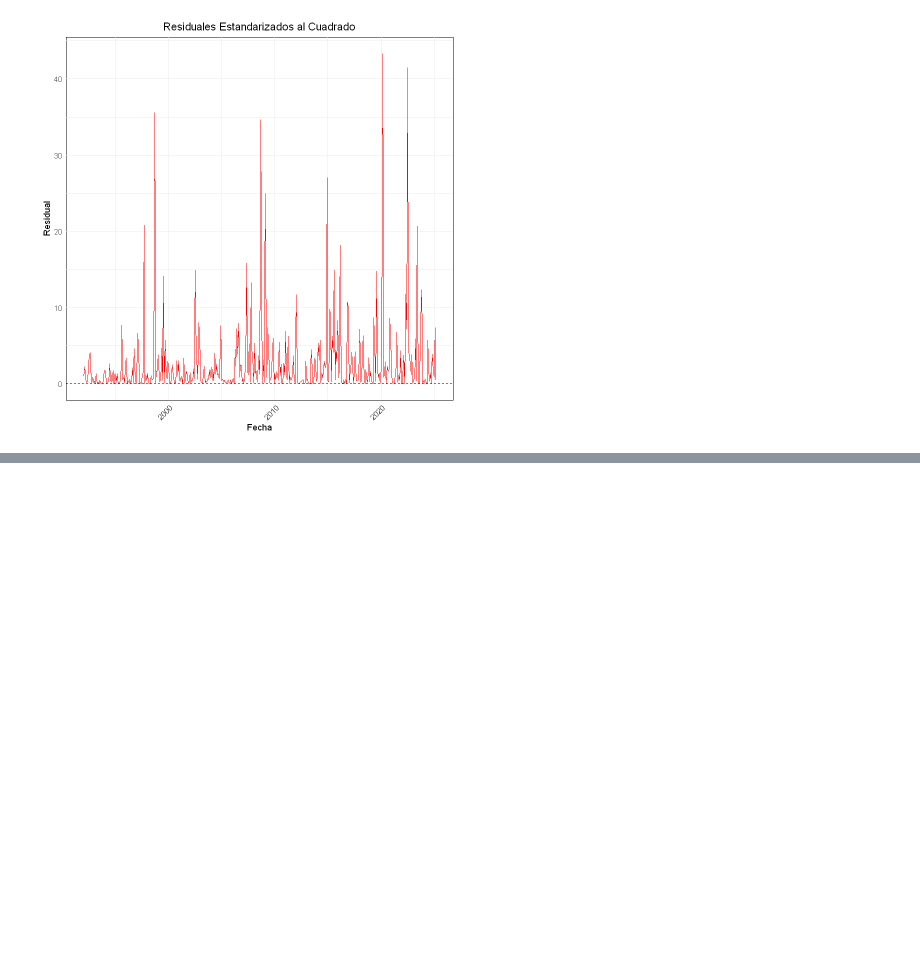
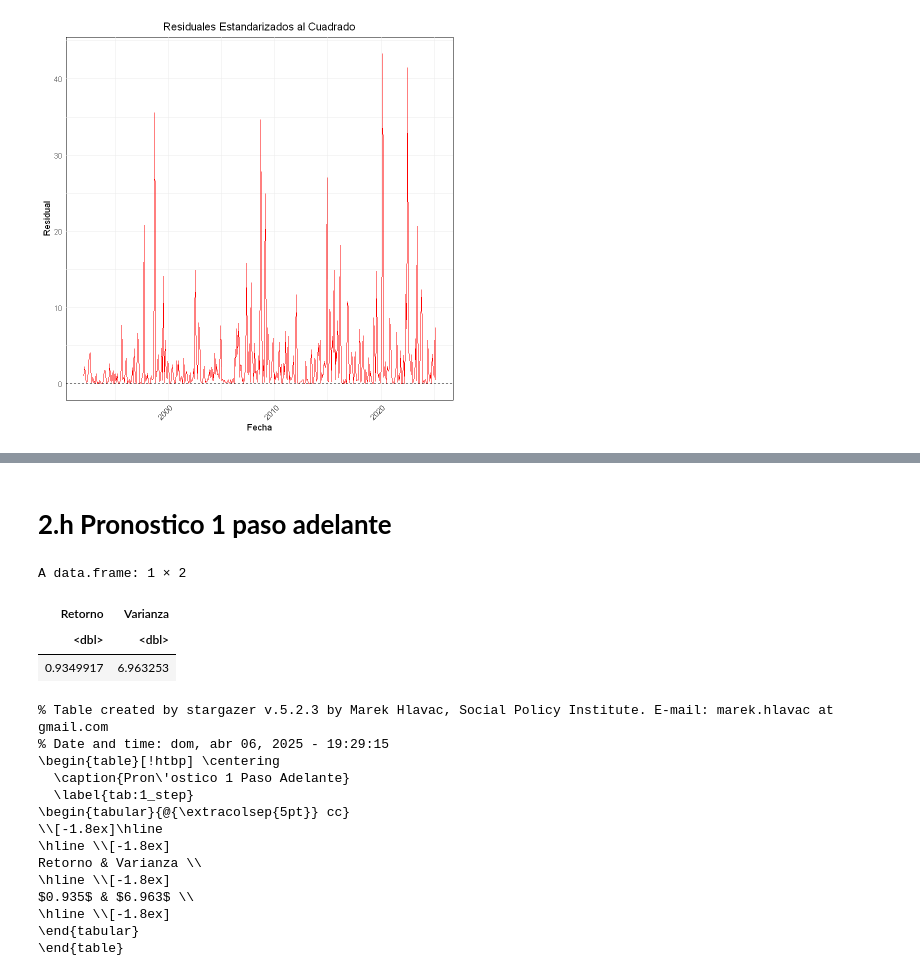
Before and after one commit to nicolozanoh/202510-Series-Taller2, a Jupyter notebook: scripts/nb_r.ipynb, the cells around one changed output, grey strips where cells are left out. Drawn from its saved outputs; the diff is of its cells as text; code cells hidden in the pictures; blank space fills up the shorter version.

```diff
--- a/scripts/nb_r.ipynb
+++ b/scripts/nb_r.ipynb
@@ -165,3 +193,54 @@ $15$ & $13.363$ & $0.574$ \\
 \hline \\[-1.8ex]
 \end{tabular}
 \end{table}
+# %% [markdown]
+# **2.h Pronostico 1 paso adelante**
+# %%
+fcast_1h  <- ugarchforecast(model, n.ahead = 1)
+
+retorno <- fitted(fcast_1h)
+
+varianza  <- sigma(fcast_1h)^2
+
+df_pronostico  <- data.frame(
+    Retorno = retorno,
+    Varianza = varianza
+  )
+colnames(df_pronostico)  <- c("Retorno", "Varianza")
+rownames(df_pronostico) <- NULL
+
+df_pronostico
+
+latex_txt  <- stargazer(
+  as.matrix(df_pronostico),
+  summary = FALSE,
+  rownames = FALSE, type = "latex",
+  label = "tab:1_step",
+  title = "Pron\\'ostico 1 Paso Adelante")
+
+latex_txt <- gsub(
+  pattern = "^\\\\begin\\{table\\}\\[!htbp\\] \\\\centering",
+  replacement = "\\\\begin{table}[H] \\\\centering",
+  x = latex_txt
+)
+
+writeLines(latex_txt, "output\\1h_forcast.tex")
+# %% [output]
+A data.frame: 1 × 2
+| Retorno | Varianza |
+| <dbl> | <dbl> |
+| 0.9349917 | 6.963253 |
+% Table created by stargazer v.5.2.3 by Marek Hlavac, Social Policy Institute. E-mail: marek.hlavac at gmail.com
+% Date and time: dom, abr 06, 2025 - 19:29:15
+\begin{table}[!htbp] \centering
+  \caption{Pron\'ostico 1 Paso Adelante}
+  \label{tab:1_step}
+\begin{tabular}{@{\extracolsep{5pt}} cc}
+\\[-1.8ex]\hline
+\hline \\[-1.8ex]
+Retorno & Varianza \\
+\hline \\[-1.8ex]
+$0.935$ & $6.963$ \\
+\hline \\[-1.8ex]
+\end{tabular}
+\end{table}
```
Also changed, not shown: parts of 8 cells of this notebook, 3 other files.
